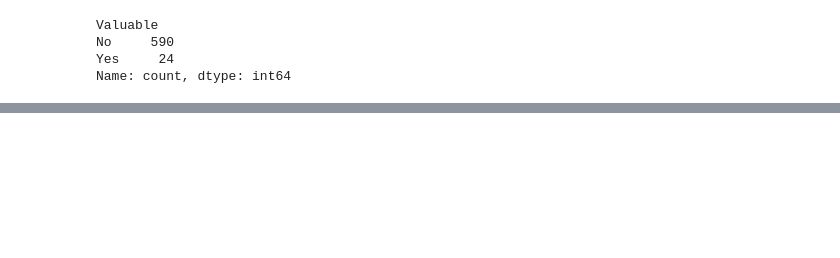
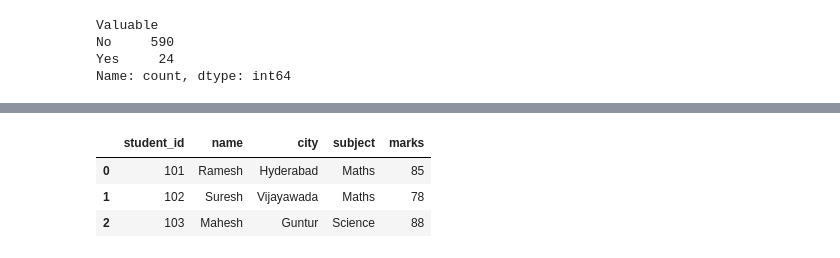
Before and after one commit to Navaneeth-Rampally/Pandas, a Jupyter notebook: data_transformation.ipynb, the cells around one changed output, grey strips where cells are left out. Saved outputs shown, nothing was run; the diff lists cells and outputs as text; code cells hidden in the pictures; blank space fills up the shorter version.

```diff
--- a/data_transformation.ipynb
+++ b/data_transformation.ipynb
@@ -97,0 +171,9 @@ Name: count, dtype: int64
+# %%
+merged_df = pd.merge(students, marks, on = 'student_id', how = 'inner')
+# %%
+merged_df
+# %% [output]
+|  | student_id | name | city | subject | marks |
+| 0 | 101 | Ramesh | Hyderabad | Maths | 85 |
+| 1 | 102 | Suresh | Vijayawada | Maths | 78 |
+| 2 | 103 | Mahesh | Guntur | Science | 88 |
```
Also changed, not shown: parts of 10 cells of this notebook, 1 other file.
